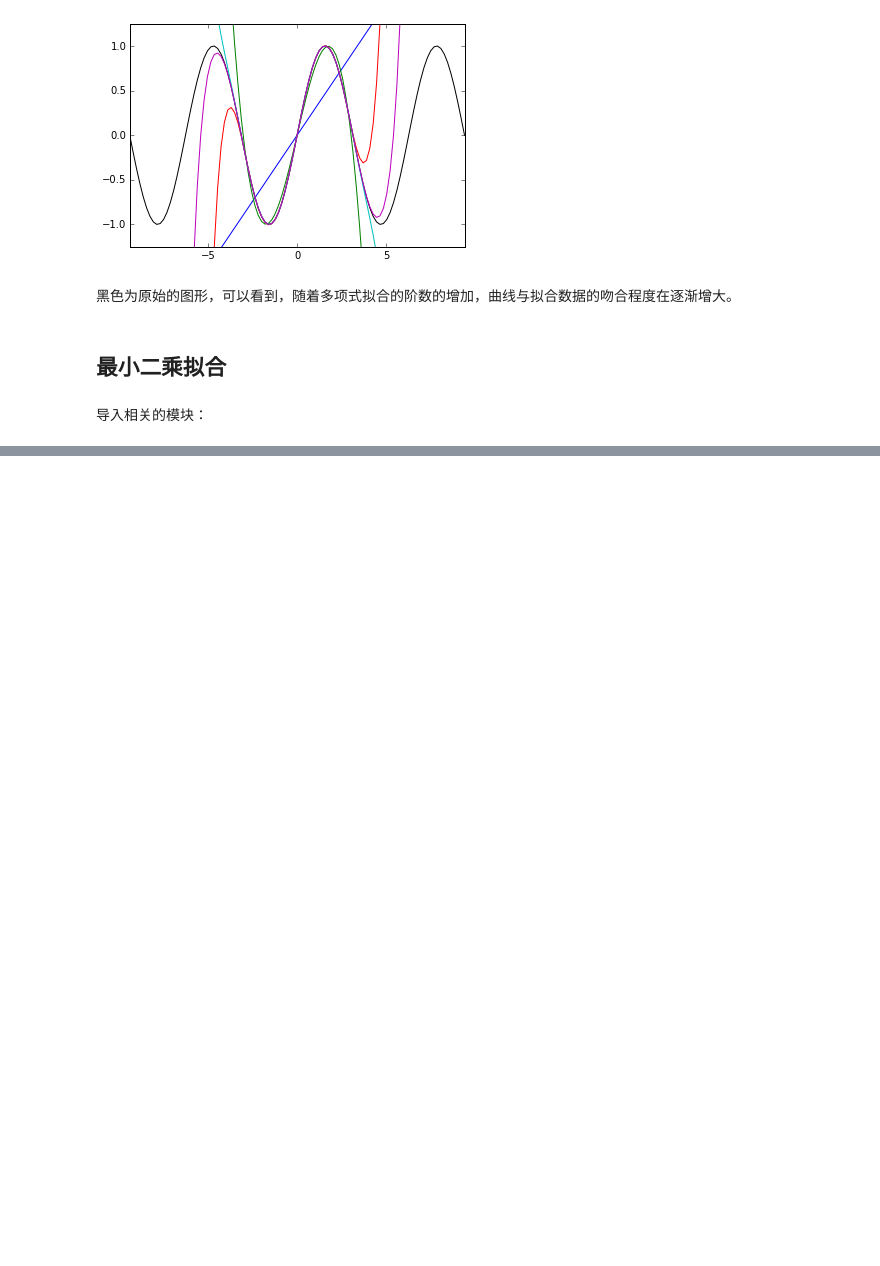
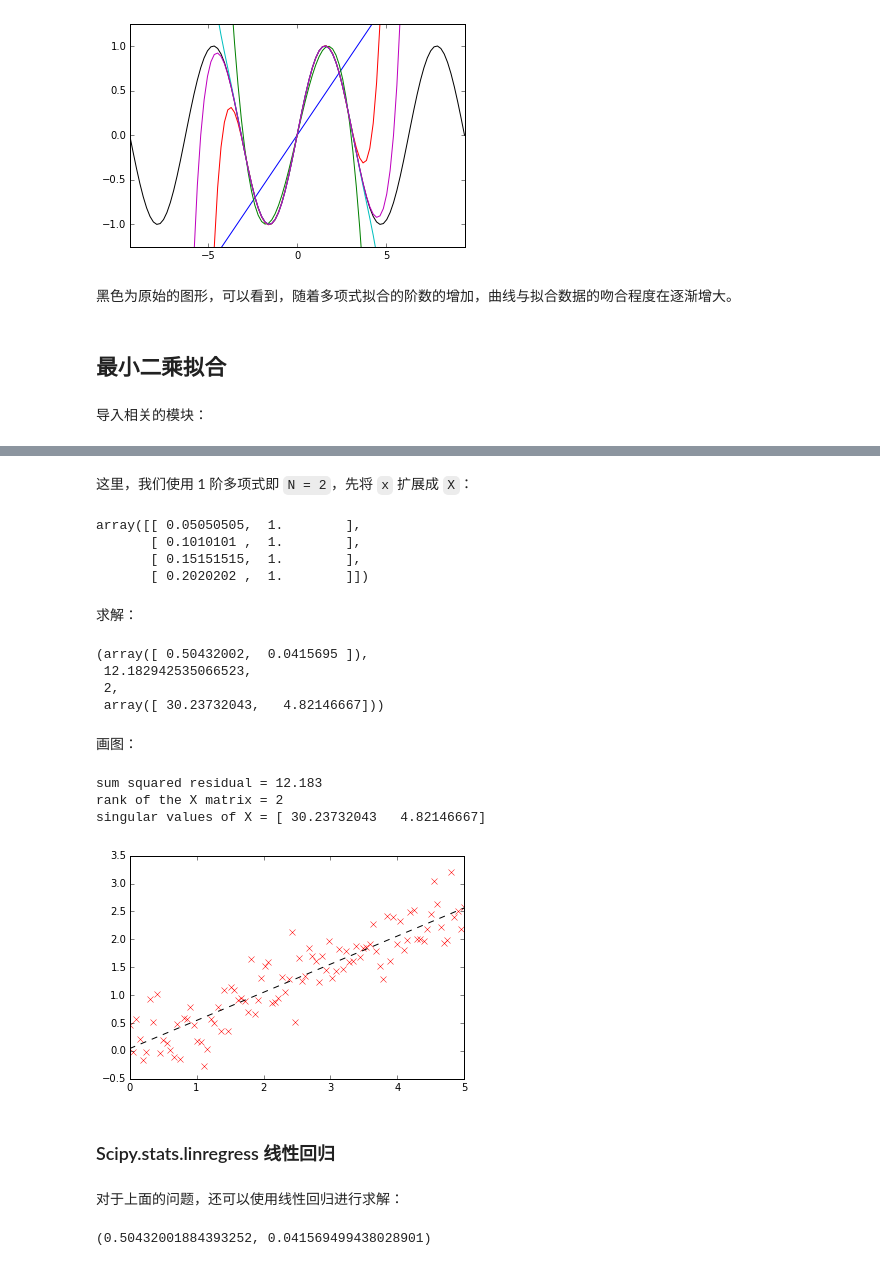
Before and after one commit to xiangliTHU/python-tutorial, a Jupyter notebook: 04. scipy/04.04 curve fitting.ipynb, the cells around one changed output, grey strips where cells are left out. Saved outputs shown, nothing was run; the diff lists cells and outputs as text; code cells hidden in the pictures; blank space fills up the shorter version.

```diff
--- a/04. scipy/04.04 curve fitting.ipynb
+++ b/04. scipy/04.04 curve fitting.ipynb
@@ -117,0 +136,42 @@ plt.plot(x,y,'x')
+# %% [markdown]
+这里，我们使用 1 阶多项式即 `N = 2`，先将 `x` 扩展成 `X`：
+# %%
+X = np.hstack((x[:,np.newaxis], np.ones((x.shape[-1],1))))
+X[1:5]
+# %% [output]
+array([[ 0.05050505,  1.        ],
+       [ 0.1010101 ,  1.        ],
+       [ 0.15151515,  1.        ],
+       [ 0.2020202 ,  1.        ]])
+# %% [markdown]
+求解：
+# %%
+C, resid, rank, s = lstsq(X, y)
+C, resid, rank, s
+# %% [output]
+(array([ 0.50432002,  0.0415695 ]),
+ 12.182942535066523,
+ 2,
+ array([ 30.23732043,   4.82146667]))
+# %% [markdown]
+画图：
+# %%
+p = plt.plot(x, y, 'rx')
+p = plt.plot(x, C[0] * x + C[1], 'k--')
+print "sum squared residual = {:.3f}".format(resid)
+print "rank of the X matrix = {}".format(rank)
+print "singular values of X = {}".format(s)
+# %% [output]
+sum squared residual = 12.183
+rank of the X matrix = 2
+singular values of X = [ 30.23732043   4.82146667]
+[figure, added]
+# %% [markdown]
+### Scipy.stats.linregress 线性回归
+# %% [markdown]
+对于上面的问题，还可以使用线性回归进行求解：
+# %%
+slope, intercept, r_value, p_value, stderr = linregress(x, y)
+slope, intercept
+# %% [output]
+(0.50432001884393252, 0.041569499438028901)
```
Also changed, not shown: parts of 40 cells of this notebook, 1 other file.
